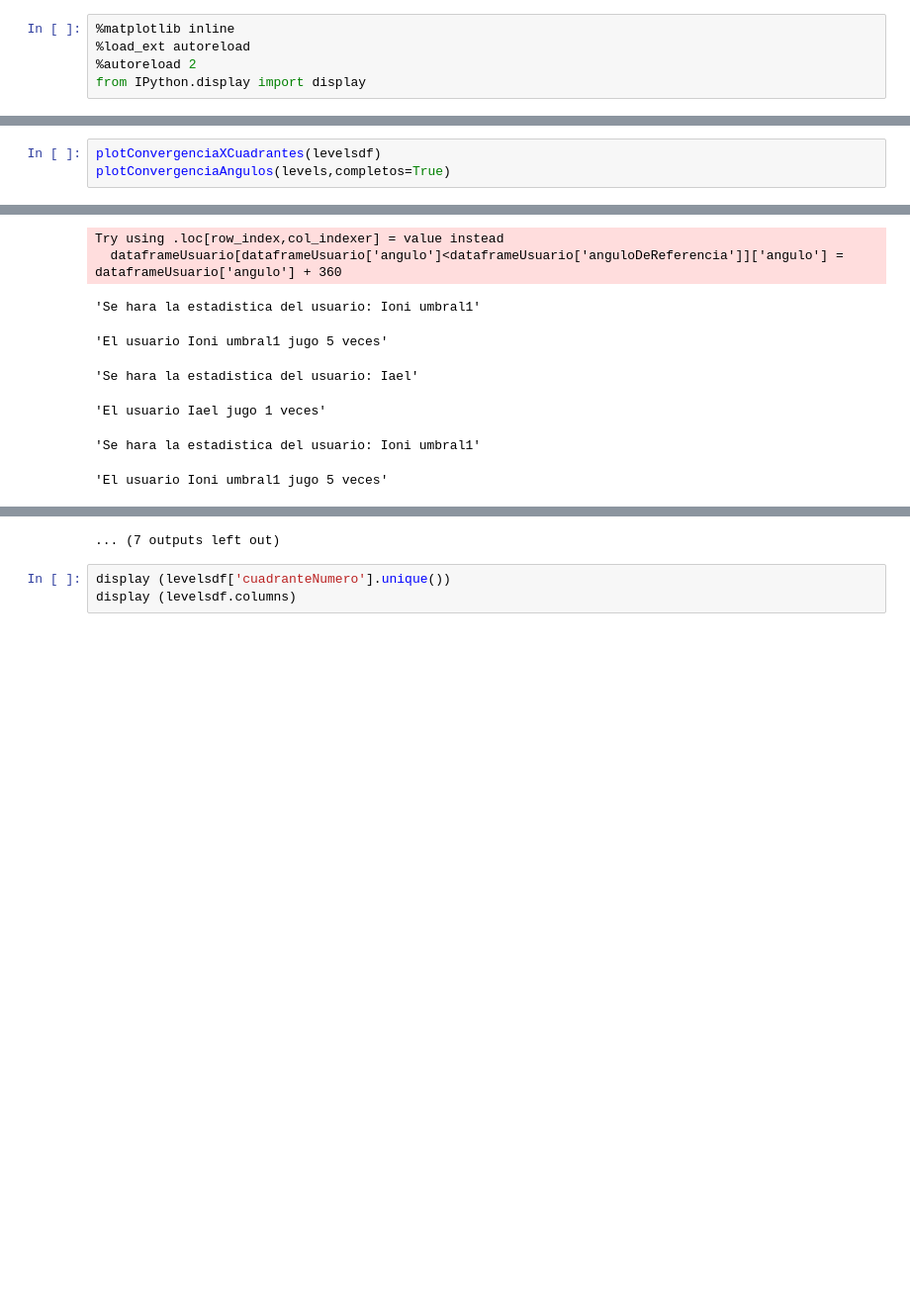
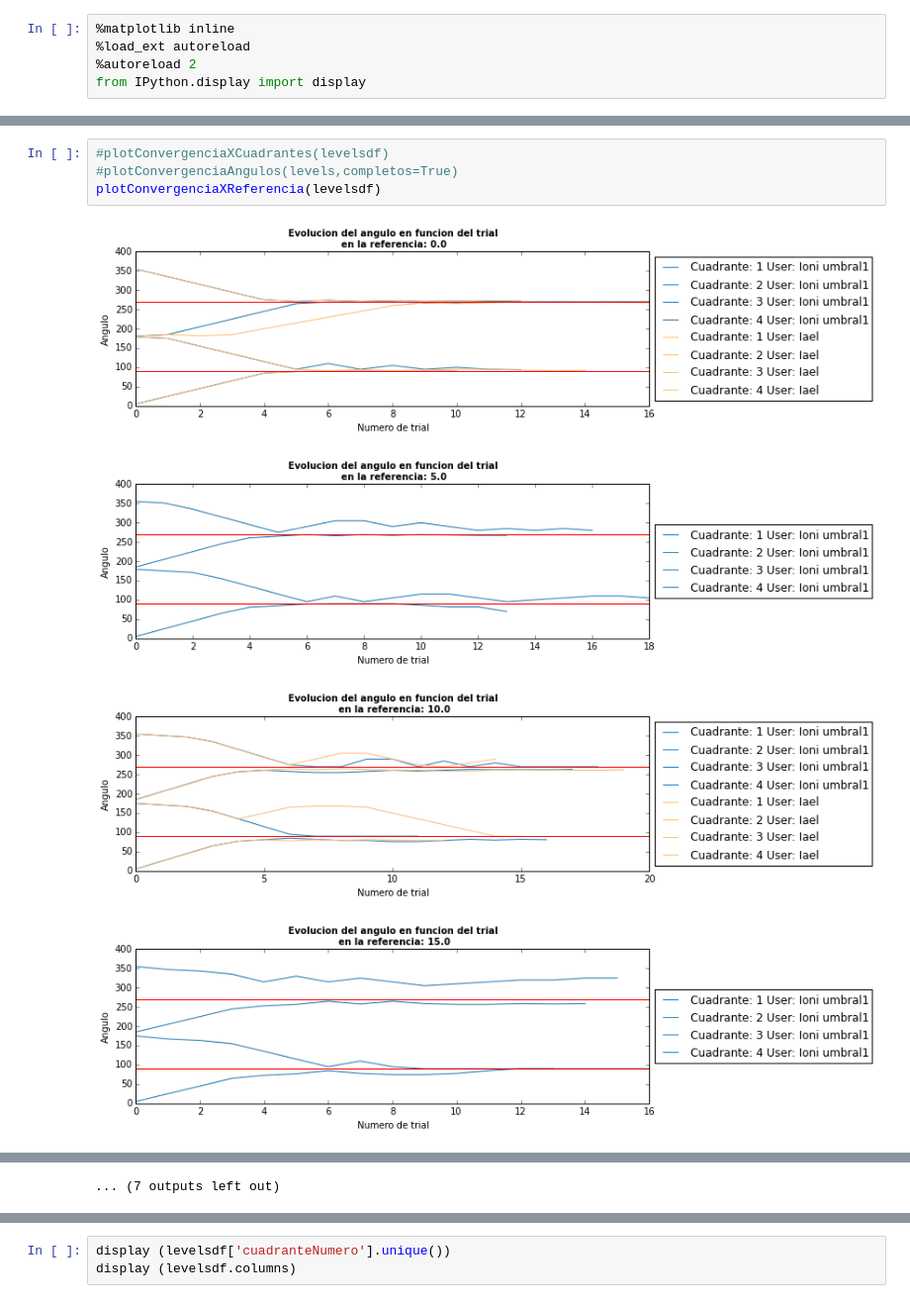
Before and after one commit to IoniUTDT/IPyVisound, a Jupyter notebook: UmbralAngulos.ipynb, the cells around one changed output, grey strips where cells are left out. Shown at 99% size. Drawn from its saved outputs; the diff is of its cells as text; blank space fills up the shorter version.

```diff
--- a/UmbralAngulos.ipynb
+++ b/UmbralAngulos.ipynb
@@ -16,5 +16,10 @@ plotConvergenciaAngulos(levels,completos=True)
 # makeTimeline (touchs,sounds)
 # %%
-plotConvergenciaXCuadrantes(levelsdf)
-plotConvergenciaAngulos(levels,completos=True)
+#plotConvergenciaXCuadrantes(levelsdf)
+#plotConvergenciaAngulos(levels,completos=True)
+plotConvergenciaXReferencia(levelsdf)
 # %% [output]
+[figure, added]
+[figure, added]
+[figure, added]
+[figure, added]
@@ -21,8 +34 @@ plotConvergenciaAngulos(levels,completos=True)
-Try using .loc[row_index,col_indexer] = value instead
-  dataframeUsuario[dataframeUsuario['angulo']<dataframeUsuario['anguloDeReferencia']]['angulo'] = dataframeUsuario['angulo'] + 360
+... (7 outputs left out)
-'Se hara la estadistica del usuario: Ioni umbral1'
-'El usuario Ioni umbral1 jugo 5 veces'
-'Se hara la estadistica del usuario: Iael'
-'El usuario Iael jugo 1 veces'
-'Se hara la estadistica del usuario: Ioni umbral1'
-'El usuario Ioni umbral1 jugo 5 veces'
@@ -34,4 +35,3 @@ Try using .loc[row_index,col_indexer] = value instead
-... (7 outputs left out)
 # %%
 display (levelsdf['cuadranteNumero'].unique())
 display (levelsdf.columns)
```
Also changed, not shown: parts of 2 cells of this notebook, 2 other files.
